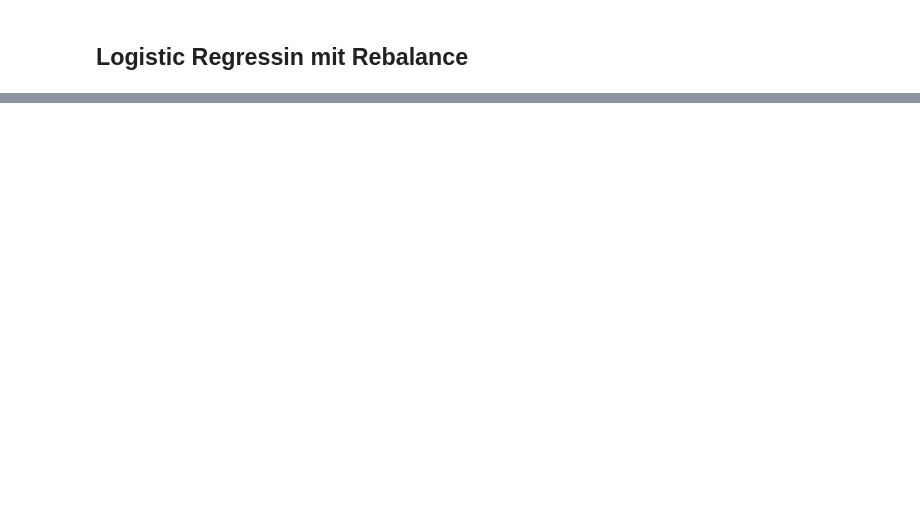
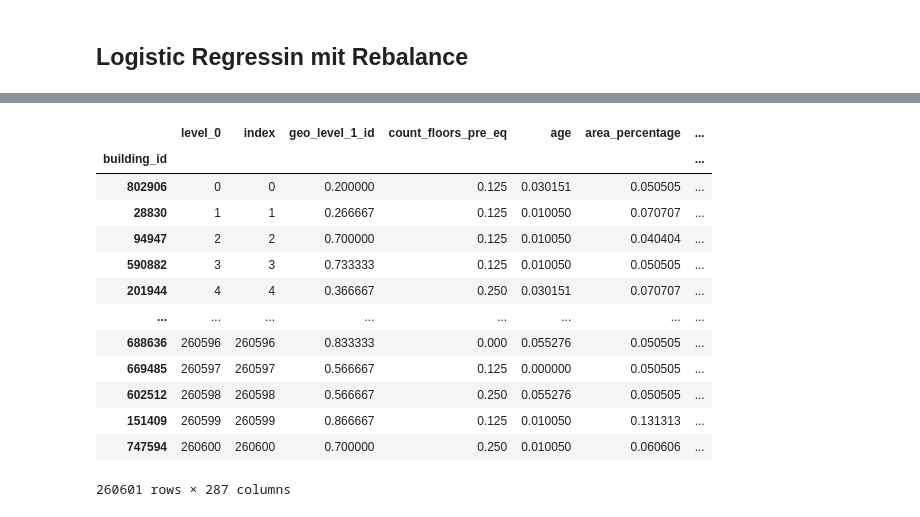
Before and after one commit to NiklasSabel/data_mining_1, a Jupyter notebook: notebooks/Niklas_Models.ipynb, the cells around one changed output, grey strips where cells are left out. Drawn from its saved outputs; the diff is of its cells as text; code cells hidden in the pictures; blank space fills up the shorter version.

```diff
--- a/notebooks/Niklas_Models.ipynb
+++ b/notebooks/Niklas_Models.ipynb
@@ -509,0 +668,14 @@ print("The Recall-Score on test set: {:.4f}".format(re))
+# %%
+#Korrelation
+correlated_features = set()
+correlation_matrix = df_features.corr()
+
+for i in range(len(correlation_matrix.columns)):
+    for j in range(i):
+        if abs(correlation_matrix.iloc[i, j]) > 0.8:
+            print(f"The following features are correlated: {correlation_matrix.columns[i]} and {correlation_matrix.columns[j]}. Correlation = {round(abs(correlation_matrix.iloc[i, j]),2)}")
+            colname = correlation_matrix.columns[i]
+            correlated_features.add(colname)
+print(f"Drop the following features: {correlated_features}")
+#drop correlated features
+df_features=df_features.drop(columns=correlated_features)
@@ -509,0 +700,4 @@ print("The Recall-Score on test set: {:.4f}".format(re))
+# %%
+df_features=df_features.drop(columns=['geo_data.MEAN(damage.damage_grade)'])
+# %%
+df_features=df_features.drop(columns=['geo_data.SKEW(damage.damage_grade)'])
@@ -509,0 +706,18 @@ print("The Recall-Score on test set: {:.4f}".format(re))
+# %%
+data_train, target_train, data_test = split_data(df_features)
+data_train
+# %% [output]
+|  | level_0 | index | geo_level_1_id | count_floors_pre_eq | age | area_percentage | ... |
+| building_id |  |  |  |  |  |  | ... |
+| 802906 | 0 | 0 | 0.200000 | 0.125 | 0.030151 | 0.050505 | ... |
+| 28830 | 1 | 1 | 0.266667 | 0.125 | 0.010050 | 0.070707 | ... |
+| 94947 | 2 | 2 | 0.700000 | 0.125 | 0.010050 | 0.040404 | ... |
+| 590882 | 3 | 3 | 0.733333 | 0.125 | 0.010050 | 0.050505 | ... |
+| 201944 | 4 | 4 | 0.366667 | 0.250 | 0.030151 | 0.070707 | ... |
+| ... | ... | ... | ... | ... | ... | ... | ... |
+| 688636 | 260596 | 260596 | 0.833333 | 0.000 | 0.055276 | 0.050505 | ... |
+| 669485 | 260597 | 260597 | 0.566667 | 0.125 | 0.000000 | 0.050505 | ... |
+| 602512 | 260598 | 260598 | 0.566667 | 0.250 | 0.055276 | 0.050505 | ... |
+| 151409 | 260599 | 260599 | 0.866667 | 0.125 | 0.010050 | 0.131313 | ... |
+| 747594 | 260600 | 260600 | 0.700000 | 0.250 | 0.010050 | 0.060606 | ... |
+260601 rows × 287 columns
```
Also changed, not shown: parts of 37 cells of this notebook.
